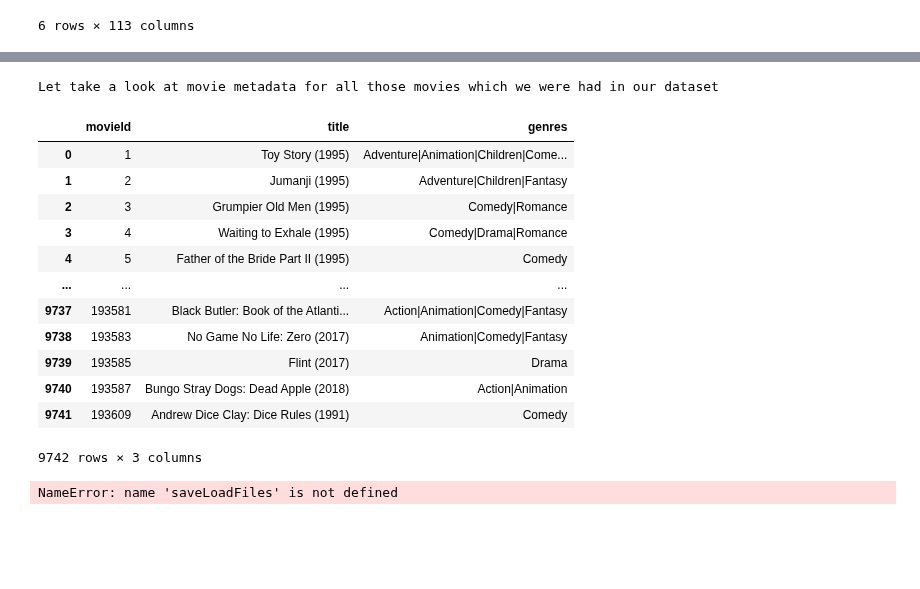
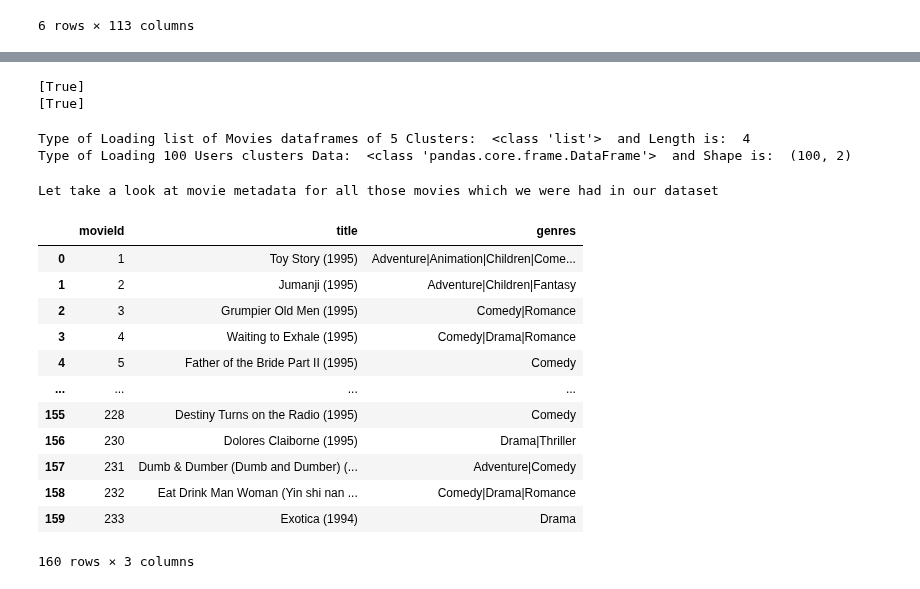
Before and after one commit to Sunthas515/420-1, a Jupyter notebook: Assessment 1C/Question1.ipynb, the cells around one changed output, grey strips where cells are left out. Saved outputs shown, nothing was run; the diff lists cells and outputs as text; code cells hidden in the pictures; blank space fills up the shorter version.

```diff
--- a/Assessment 1C/Question1.ipynb
+++ b/Assessment 1C/Question1.ipynb
@@ -421,3 +453,17 @@ Users in Cluster 4 ->  10
+# %%
+saveLoadFile = saveLoadFiles()
+print(saveLoadFile.saveClusterMoviesDataset(movies_df_fixed))
+print(saveLoadFile.saveUsersClusters(clusters_fixed))
+# %% [output]
+[True]
+[True]
+# %%
+load_movies_list, load_users_clusters = saveLoadFile.loadClusterMoviesDataset(), saveLoadFile.loadUsersClusters()
+print('Type of Loading list of Movies dataframes of 5 Clusters: ', type(load_movies_list), ' and Length is: ', len(load_movies_list))
+print('Type of Loading 100 Users clusters Data: ', type(load_users_clusters), ' and Shape is: ', load_users_clusters.shape)
+# %% [output]
+Type of Loading list of Movies dataframes of 5 Clusters:  <class 'list'>  and Length is:  4
+Type of Loading 100 Users clusters Data:  <class 'pandas.core.frame.DataFrame'>  and Shape is:  (100, 2)
 # %%
 class userRequestedFor:
     def __init__(self, user_id, users_data):
@@ -458,25 +504,25 @@ class userRequestedFor:
 # %%
 
 
-#movies_metadata = movies_metadata.loc[
-    ##movies_metadata['movieId'].isin(list(map(str, np.unique(users_fav_movies['movieId']))))].reset_index(drop=True)
+movies_metadata = movies_metadata.loc[
+    movies_metadata['movieId'].isin(list(map(str, np.unique(users_fav_movies['movieId']))))].reset_index(drop=True)
 print('Let take a look at movie metadata for all those movies which we were had in our dataset')
 movies_metadata
 # %% [output]
 Let take a look at movie metadata for all those movies which we were had in our dataset
 |  | movieId | title | genres |
 | 0 | 1 | Toy Story (1995) | Adventure|Animation|Children|Come... |
 | 1 | 2 | Jumanji (1995) | Adventure|Children|Fantasy |
 | 2 | 3 | Grumpier Old Men (1995) | Comedy|Romance |
 | 3 | 4 | Waiting to Exhale (1995) | Comedy|Drama|Romance |
 | 4 | 5 | Father of the Bride Part II (1995) | Comedy |
 | ... | ... | ... | ... |
-| 9737 | 193581 | Black Butler: Book of the Atlanti... | Action|Animation|Comedy|Fantasy |
-| 9738 | 193583 | No Game No Life: Zero (2017) | Animation|Comedy|Fantasy |
-| 9739 | 193585 | Flint (2017) | Drama |
-| 9740 | 193587 | Bungo Stray Dogs: Dead Apple (2018) | Action|Animation |
-| 9741 | 193609 | Andrew Dice Clay: Dice Rules (1991) | Comedy |
+| 155 | 228 | Destiny Turns on the Radio (1995) | Comedy |
+| 156 | 230 | Dolores Claiborne (1995) | Drama|Thriller |
+| 157 | 231 | Dumb & Dumber (Dumb and Dumber) (... | Adventure|Comedy |
+| 158 | 232 | Eat Drink Man Woman (Yin shi nan ... | Comedy|Drama|Romance |
+| 159 | 233 | Exotica (1994) | Drama |
-9742 rows × 3 columns
+160 rows × 3 columns
 # %%
 user12Movies = getMoviesOfUser(12, users_fav_movies)
 for movie in user12Movies:
@@ -491,7 +537,7 @@ for movie in user12Movies:
 # %%
 user12Recommendations = userRequestedFor(12, users_fav_movies).recommendMostFavouriteMovies()[1]
 for movie in user12Recommendations[:15]:
-    title = list(movies_metadata.loc[movies_metadata['id'] == str(movie)]['original_title'])
+    title = list(movies_metadata.loc[movies_metadata['movieId'] == str(movie)]['title'])
     if title != []:
         print('Movie title: ', title, ', Genres: [', end = '')
         genres = ast.literal_eval(movies_metadata.loc[movies_metadata['id'] == str(movie)]['genres'].values[0].split('[')[1].split(']')[0])
@@ -499,5 +545,3 @@ for movie in user12Recommendations[:15]:
             print(genre['name'], ', ', end = '')
         print(']', end = '')
         print()
-# %% [output]
-NameError: name 'saveLoadFiles' is not defined
```
Also changed, not shown: parts of 13 cells of this notebook, 3 other files.
